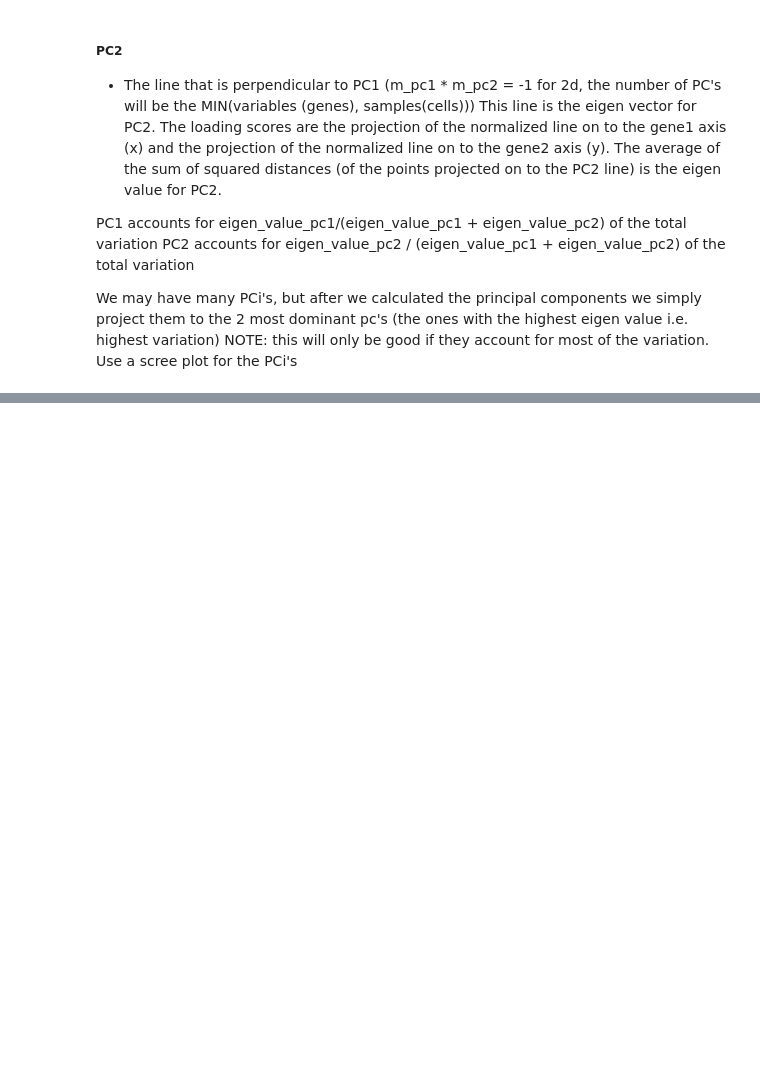
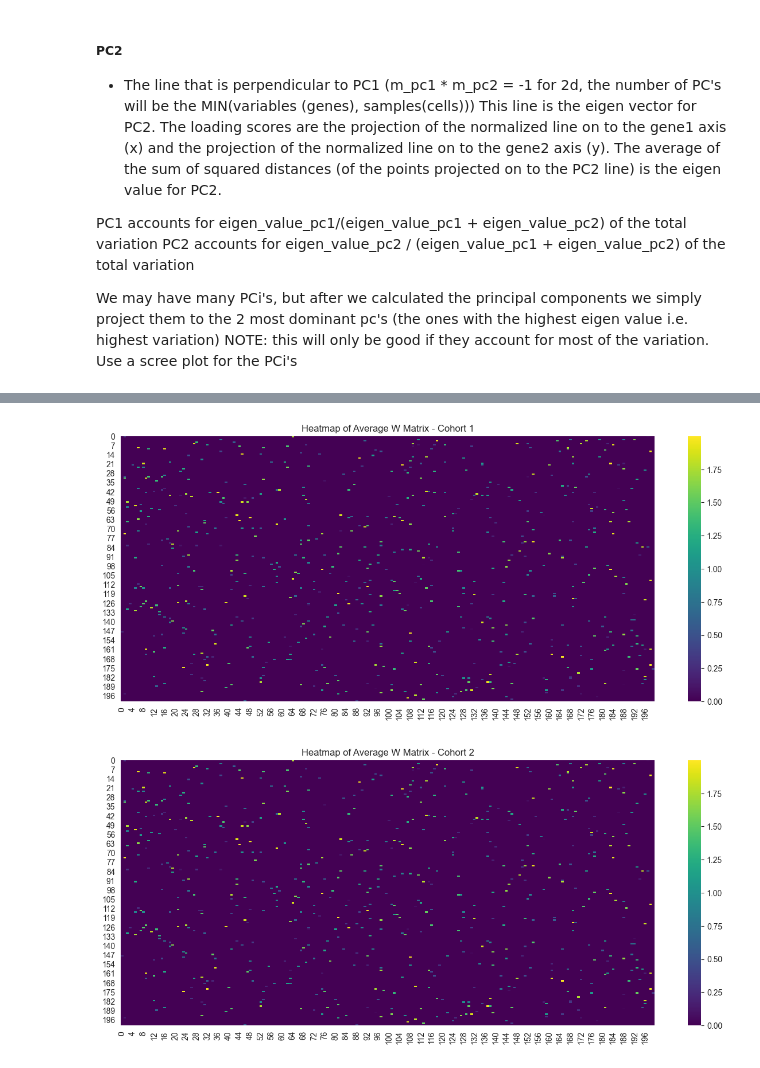
Before and after one commit to GalD101/GCL_Tool_BIU, a Jupyter notebook: Python/synthetic_data.ipynb, the cells around one changed output, grey strips where cells are left out. Saved outputs shown, nothing was run; the diff lists cells and outputs as text; code cells hidden in the pictures; blank space fills up the shorter version.

```diff
--- a/Python/synthetic_data.ipynb
+++ b/Python/synthetic_data.ipynb
@@ -288,0 +297,20 @@ array([[1.073, 1.034, 1.055, ..., 1.092, 1.089, 1.09 ],
+# %%
+import matplotlib.pyplot as plt
+import seaborn as sns
+
+# Assuming you have defined W for your cohorts as W[cohort][cell]
+cohort_1_avg_W = np.mean(W[0], axis=0)  # Averaging across cells for the first cohort
+cohort_2_avg_W = np.mean(W[1], axis=0)  # Averaging across cells for the second cohort
+
+plt.figure(figsize=(15, 6))
+sns.heatmap(cohort_1_avg_W, cmap='viridis', cbar=True)
+plt.title("Heatmap of Average W Matrix - Cohort 1")
+plt.show()
+
+plt.figure(figsize=(15, 6))
+sns.heatmap(cohort_2_avg_W, cmap='viridis', cbar=True)
+plt.title("Heatmap of Average W Matrix - Cohort 2")
+plt.show()
+# %% [output]
+[figure, added]
+[figure, added]
```
Also changed, not shown: parts of 9 cells of this notebook.
